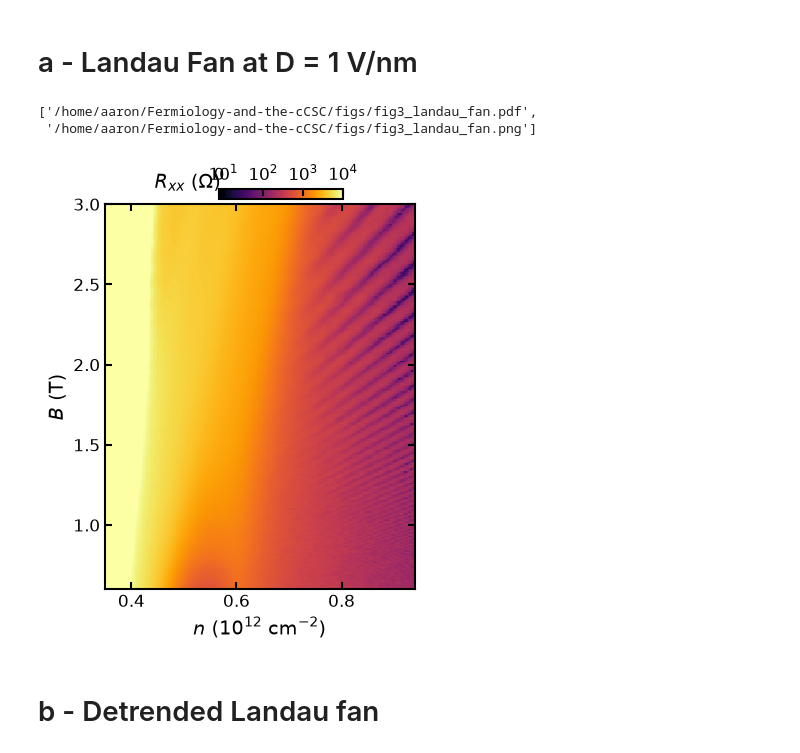
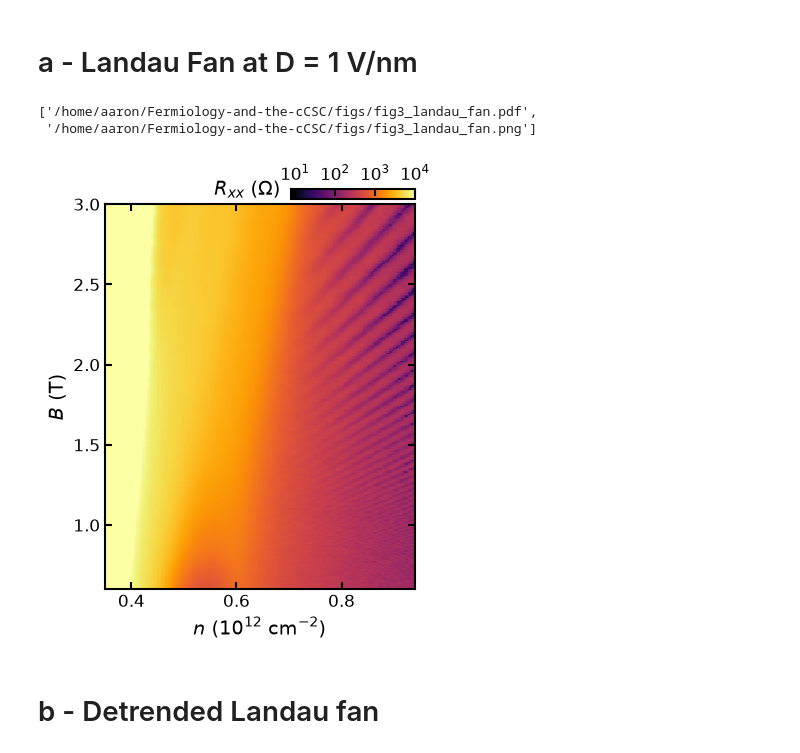
Before and after one commit to sharpelab/Fermiology-and-the-cCSC, a Jupyter notebook: fig3/fig3.ipynb, the cells around one changed output. Drawn from its saved outputs; the diff is of its cells as text; code cells hidden in the pictures.

```diff
--- a/fig3/fig3.ipynb
+++ b/fig3/fig3.ipynb
@@ -383,37 +383,37 @@ def plot_landau_fan(fig, ax, norm, cmap="viridis"):
     Vbgs = data['xs'][1]
     xs, _ = calculate_n_D(Vtgs, Vbgs, dtg=rmg19['default']['dtg'], dbg=rmg19['default']['dbg'])
     plot = ax.pcolormesh(xs, ys, zs, norm=norm, cmap=cmap, rasterized=True)
     ax.set_xlabel(r'$n$ ($10^{12}$ cm$^{-2}$)')
     ax.set_ylabel(r'$B$ (T)')
     ax.set_xlim(0.35, 0.94)
     #ax.set_ylim(0.8, 5)
     ax.set_ylim(0.6, 3)
     #ax.plot([0.50, 0.50], [0.8,1.1], color="white", ls="--")
     #ax.plot([0.60, 0.60], [0.8,1.1], color="white", ls="--")
     #ax.text(0.52, 0.9, "CSC", color="white",fontweight="bold")
     ax.xaxis.set_major_locator(plt.MaxNLocator(3))
     ax.yaxis.set_major_locator(plt.MaxNLocator(5))
     return plot
 
 
 fig = plt.figure(figsize=(4,5))
 ax = plt.gca()
-norm = colors.SymLogNorm(linthresh=100, vmin=0, vmax=1E4)
+norm = colors.SymLogNorm(linthresh=100, vmin=1, vmax=1E4)
 plot = plot_landau_fan(fig, ax, norm, "inferno")
 
-cax = fig.add_axes([0.41, 0.89, 0.31, 0.02])
+cax = fig.add_axes([0.59, 0.89, 0.31, 0.02])
 cb = plt.colorbar(plot, cax=cax, ticks=SymmetricalLogLocator(base=10, linthresh=10), orientation='horizontal', shrink=0.3, anchor=(1., 0.9), pad=0.01, aspect=5)
-cb.ax.set_xlabel(r'$R_{xx}$ ($\Omega$)', labelpad=-17, x=-0.25)
+cb.ax.set_xlabel(r'$R_{xx}$ ($\Omega$)', labelpad=-22, x=-0.35)
 cb.ax.xaxis.set_ticks_position('top')      # put ticks at the top
 cb.ax.xaxis.set_label_position('top')
 
 #ax.xaxis.set_major_locator(plt.MaxNLocator(6))
 #ax.set_xlim(0.65, 0.84)
 save_fig(fig, 'fig3_landau_fan')
 # %% [output]
 ['/home/aaron/Fermiology-and-the-cCSC/figs/fig3_landau_fan.pdf',
  '/home/aaron/Fermiology-and-the-cCSC/figs/fig3_landau_fan.png']
-[figure, old version]
+[figure, new version]
 # %% [markdown]
 # b - Detrended Landau fan
 # %%
```
Also changed, not shown: parts of 10 cells of this notebook, 1 other file.
